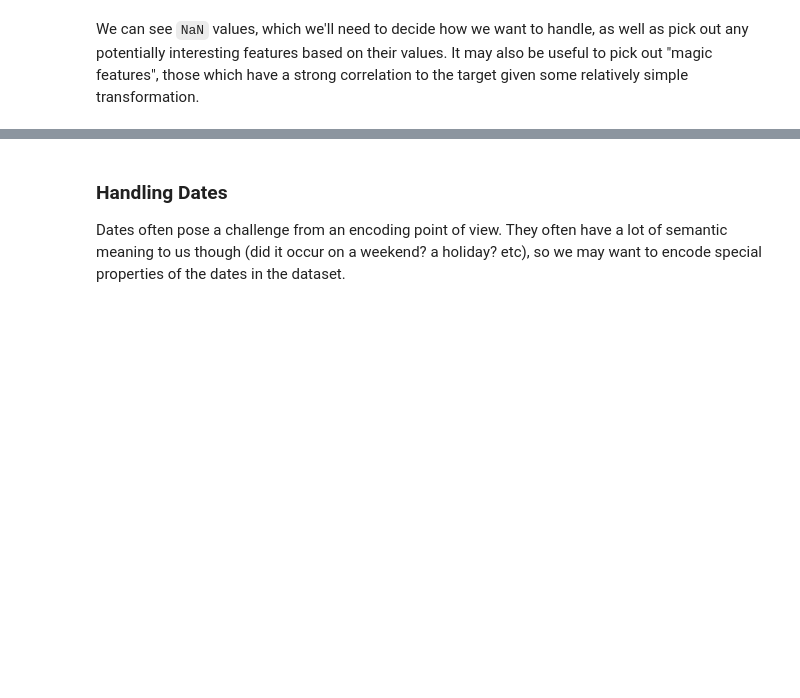
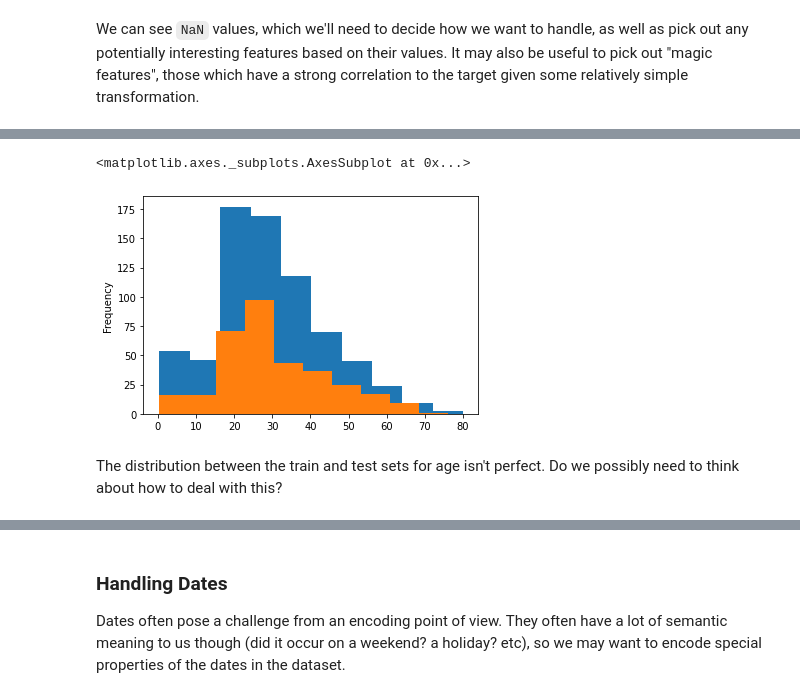
Before and after one commit to BHouwens/kitchen_sink, a Jupyter notebook: Tabular.ipynb, the cells around one changed output, grey strips where cells are left out. Drawn from its saved outputs; the diff is of its cells as text; code cells hidden in the pictures; blank space fills up the shorter version.

```diff
--- a/Tabular.ipynb
+++ b/Tabular.ipynb
@@ -116,6 +156,7 @@ Finally, let's set up some variables for taking the data exploration further:
 # %%
 path = "data"
 train_data = "train.csv"
+test_data = "test.csv"
 # %% [markdown]
 
 
@@ -165,0 +339,9 @@ We can see `NaN` values, which we'll need to decide how we want to handle, as we
+# %%
+# Let's check the distribution between train and test sets
+train_df['Age'].plot(kind='hist')
+test_df['Age'].plot(kind='hist')
+# %% [output]
+<matplotlib.axes._subplots.AxesSubplot at 0x...>
+[figure, added]
+# %% [markdown]
+The distribution between the train and test sets for age isn't perfect. Do we possibly need to think about how to deal with this?
```
Also changed, not shown: parts of 195 cells of this notebook.
